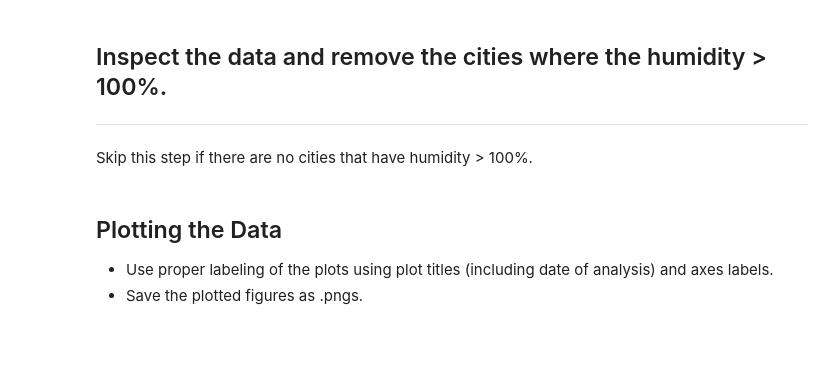
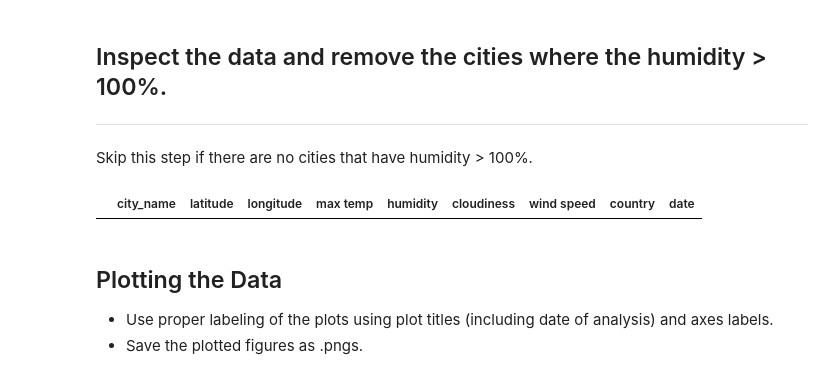
Before and after one commit to michellesimek/python-api-challenge, a Jupyter notebook: Code/WeatherPy.ipynb, the cells around one changed output. Drawn from its saved outputs; the diff is of its cells as text; code cells hidden in the pictures; blank space fills up the shorter version.

Commit message:
checked to see if any cities had a humidity greater than 100. No cities found to have high humidity

```diff
--- a/Code/WeatherPy.ipynb
+++ b/Code/WeatherPy.ipynb
@@ -155,3 +150,8 @@ Skip this step if there are no cities that have humidity > 100%.
+# %%
+high_humidity = cities_df.loc[cities_df["humidity"] > 100.0]
+high_humidity
+# %% [output]
+|  | city_name | latitude | longitude | max temp | humidity | cloudiness | wind speed | country | date |
 # %% [markdown]
 ## Plotting the Data
 * Use proper labeling of the plots using plot titles (including date of analysis) and axes labels.
```
Also changed, not shown: parts of 2 cells of this notebook.
